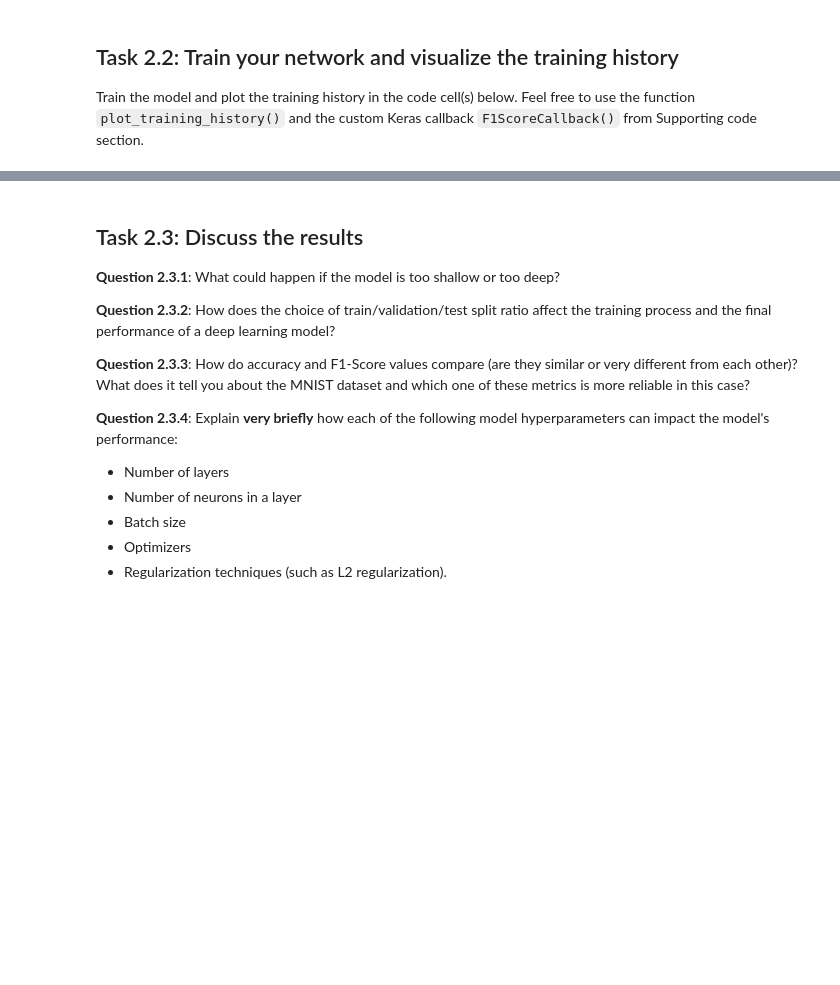
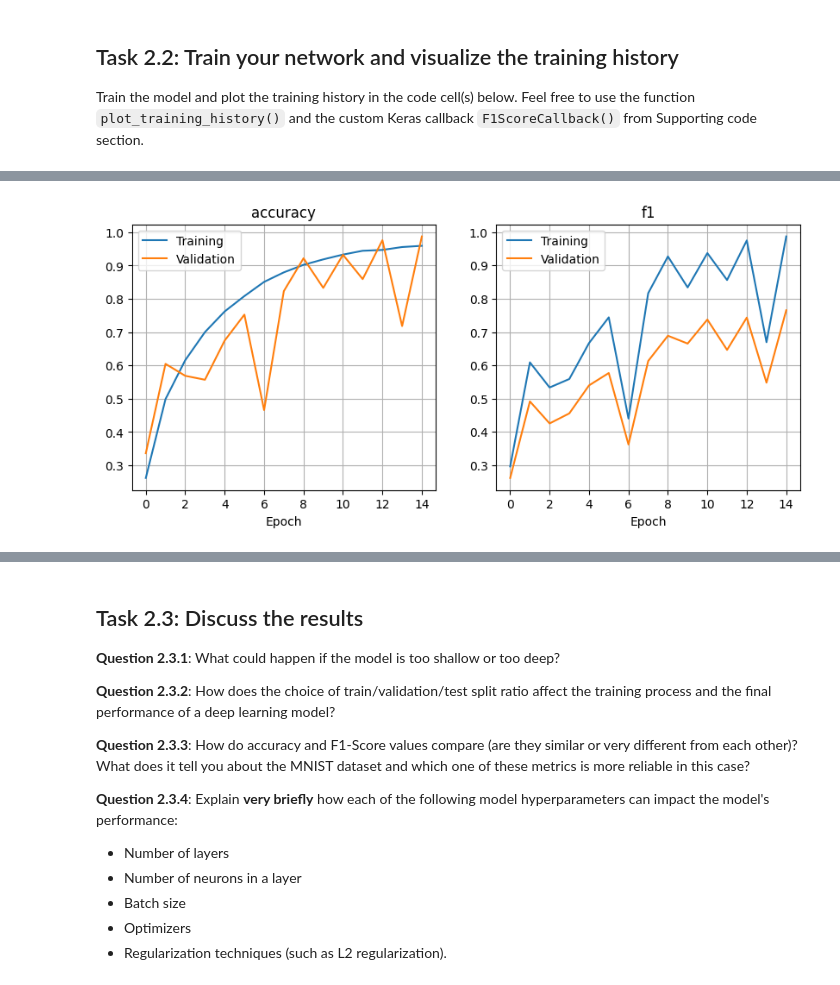
Before and after one commit to OysteinFalkeid/DAT300-H25, a Jupyter notebook: CA1_DAT300/ca1_dat300_2025.ipynb, the cells around one changed output, grey strips where cells are left out. Saved outputs shown, nothing was run; the diff lists cells and outputs as text; code cells hidden in the pictures; blank space fills up the shorter version.

Commit message:
Added a new model with different layer setup

```diff
--- a/CA1_DAT300/ca1_dat300_2025.ipynb
+++ b/CA1_DAT300/ca1_dat300_2025.ipynb
@@ -199,6 +199,13 @@ model = tf.keras.Sequential([
     tf.keras.layers.Dense(128, activation="relu"),
     tf.keras.layers.Dense(len(np.unique(y_train)), activation="softmax")
 ])
+
+model2 = tf.keras.Sequential([
+    tf.keras.Input(shape=(784,)),  # Define the input shape using Input layer
+    tf.keras.layers.Dense(256, activation="relu"),
+    tf.keras.layers.Dense(128, activation="tanh"),
+    tf.keras.layers.Dense(len(np.unique(y_train)), activation="softmax")
+])
 # %% [markdown]
 ## Task 2.2: Train your network and visualize the training history
 Train the model and plot the training history in the code cell(s) below. Feel free to use the function `plot_training_history()` and the custom Keras callback `F1ScoreCallback()` from Supporting code section.
@@ -207,14 +214,15 @@ Train the model and plot the training history in the code cell(s) below. Feel fr
 y_train_adjusted = np.where(y_train >= 9, y_train - 1, y_train)
 y_test_adjusted = np.where(y_test >= 9, y_test - 1, y_test)
 
-model.compile(optimizer='rmsprop',
+model2.compile(optimizer='rmsprop',
               loss='sparse_categorical_crossentropy',
               metrics=['accuracy'])
+
 
 # Instantiate the F1ScoreCallback
 f1_callback = F1ScoreCallback(X_train, y_train_adjusted, X_test, y_test_adjusted)
 
-history = model.fit(X_train, y_train_adjusted, epochs=15, batch_size=64, validation_split=0.2, callbacks=[f1_callback])
+history = model2.fit(X_train, y_train_adjusted, epochs=15, batch_size=64, validation_split=0.2, callbacks=[f1_callback])
 
 plot_training_history(history, list_of_metrics=["accuracy", "f1"])
 # %% [output]
@@ -222,2 +246,3 @@ Epoch 1/15
+[figure, added]
 # %%
 # Use the testdata
```
Also changed, not shown: parts of 3 cells of this notebook.
